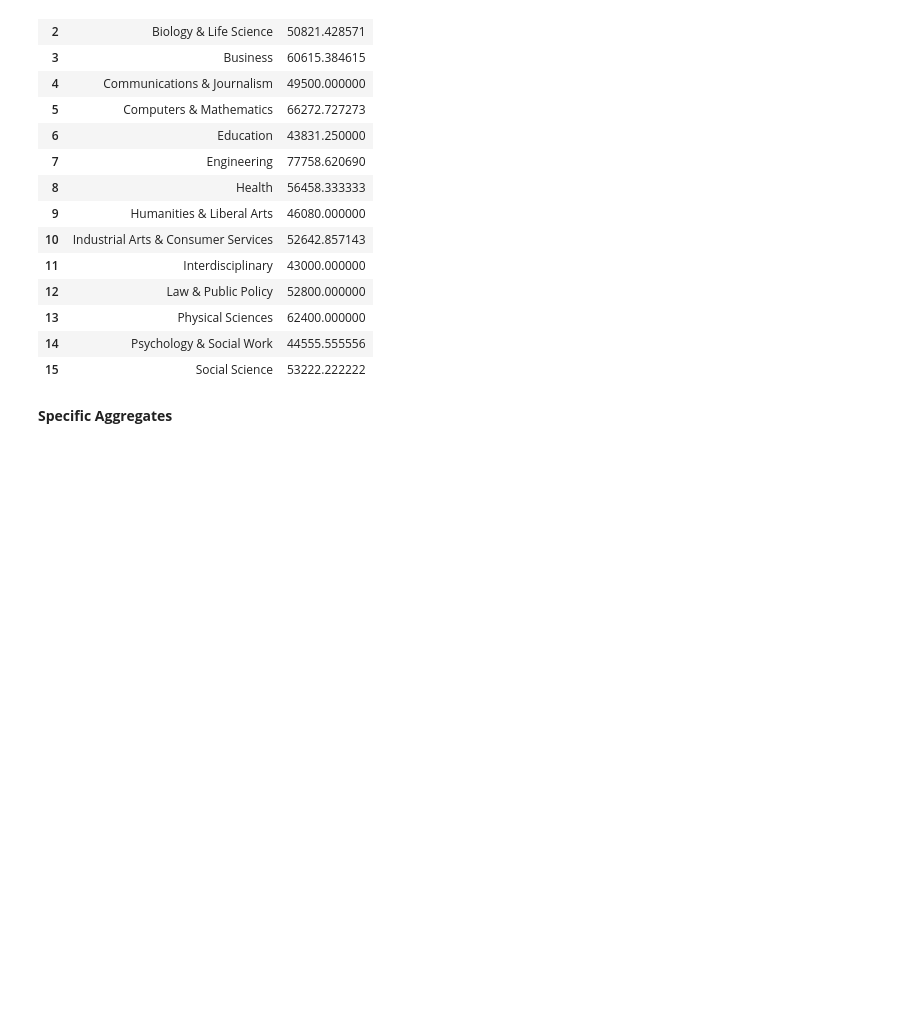
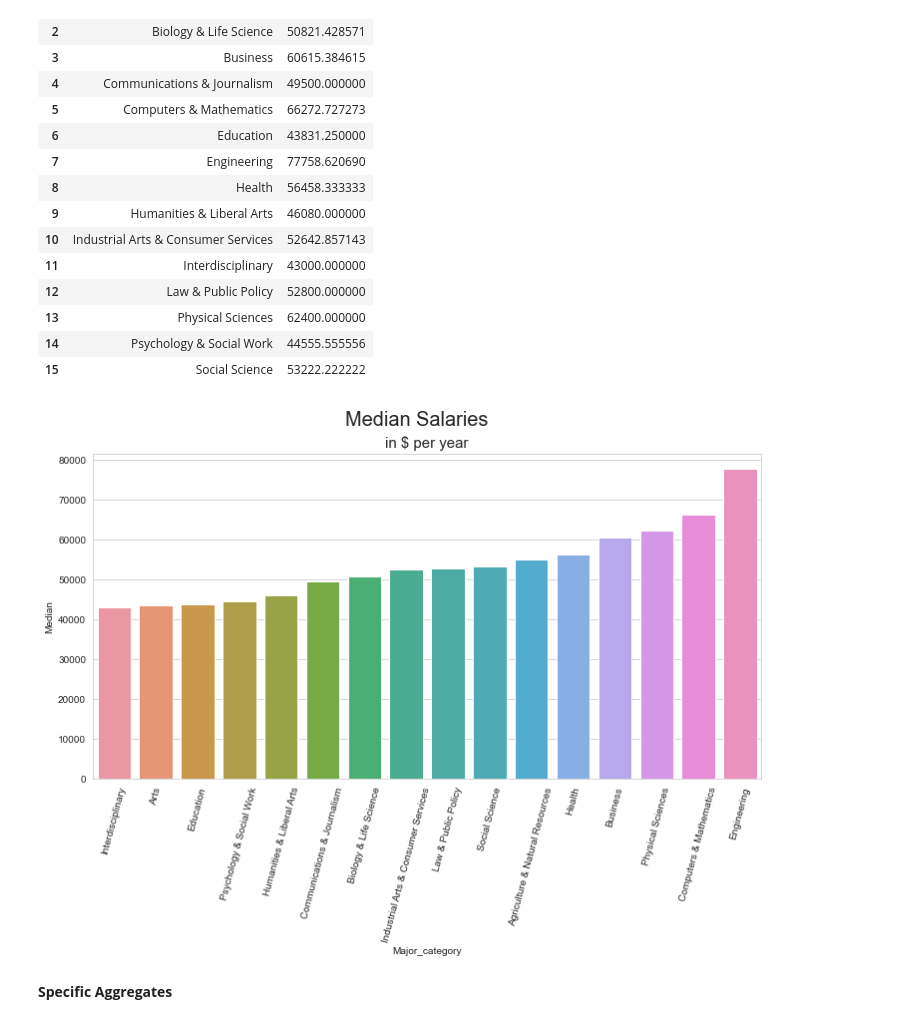
Before and after one commit to bnsevy/Personal-Tutorials, a Jupyter notebook: Pandas/pandas.ipynb, the cells around one changed output. Cells and saved outputs as stored; diff of their text form; code cells hidden in the pictures; blank space fills up the shorter version.

Commit message:
Update pandas.ipynb
Fixed typos and added matplotlib application of pandas groupby function

```diff
--- a/Pandas/pandas.ipynb
+++ b/Pandas/pandas.ipynb
@@ -34,0 +39,2 @@ import statsmodels.formula.api as smf
+# %%
+df = pd.read_csv('all-ages.csv', low_memory=False)
@@ -35,7 +43,7 @@ import statsmodels.formula.api as smf
 # %%
-# Sections 1-6
-data_filepath = pathlib.Path('all-ages.csv')
+# Example using pathlib to check the validity of the file path
+data_filepath = pathlib.Path('Covid-19-World-Dataset.csv')
 if data_filepath.exists():
-    df = pd.read_csv(data_filepath, low_memory=False)
+    data = pd.read_csv(data_filepath, low_memory=False)
 else:
     print(f'{data_filepath} does not exist.')
@@ -418,6 +499,40 @@ agg_df
 | 13 | Physical Sciences | 62400.000000 |
 | 14 | Psychology & Social Work | 44555.555556 |
 | 15 | Social Science | 53222.222222 |
+# %%
+# There are ways to create this plot using only matplotlib, but for visualization purposes I also used a additional library called Seaborn
+
+fig, ax = plt.subplots(1, 1, figsize=(12,6))
+
+# HOW TO SAVE THE RESULTING FIGURE AS A PDF
+plot_filename = 'Major_Category_Median_Salary'
+
+plot_directory = pathlib.Path('plots')
+plot_directory.mkdir(exist_ok = True)
+
+plot_filepath = pathlib.Path(
+    plot_directory,
+    f'{plot_filename}.pdf',
+)
+
+# Create barplot using seaborn
+sns.barplot(
+    x = 'Major_category',
+    y = 'Median',
+    data = agg_df.sort_values('Median'),
+    label = 'Median Salaries',
+)
+
+plt.xticks(rotation = 75)
+plt.suptitle('Median Salaries', fontsize = 20)
+plt.title('in $ per year', fontsize = 15)
+
+# produce plot
+plt.savefig(plot_filepath, bbox_inches='tight')
+
+plt.show()
+# %% [output]
+[figure, added]
 # %% [markdown]
 **Specific Aggregates**
 # %%
```
Also changed, not shown: parts of 42 cells of this notebook, 1 other file.
